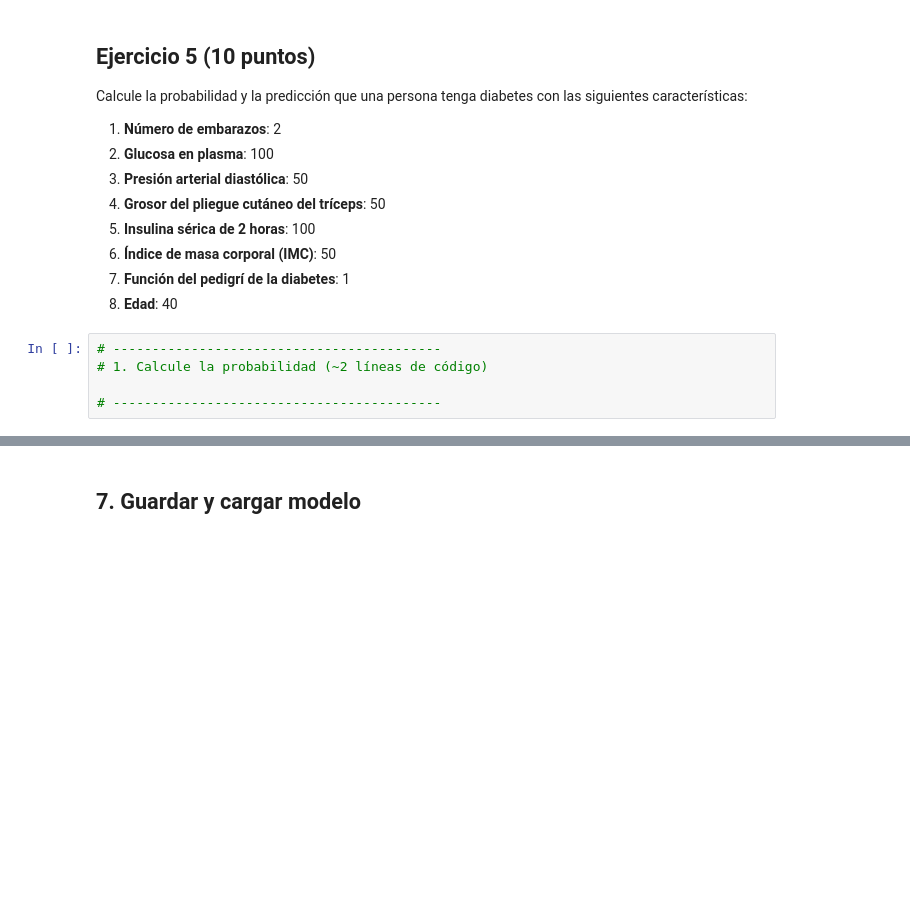
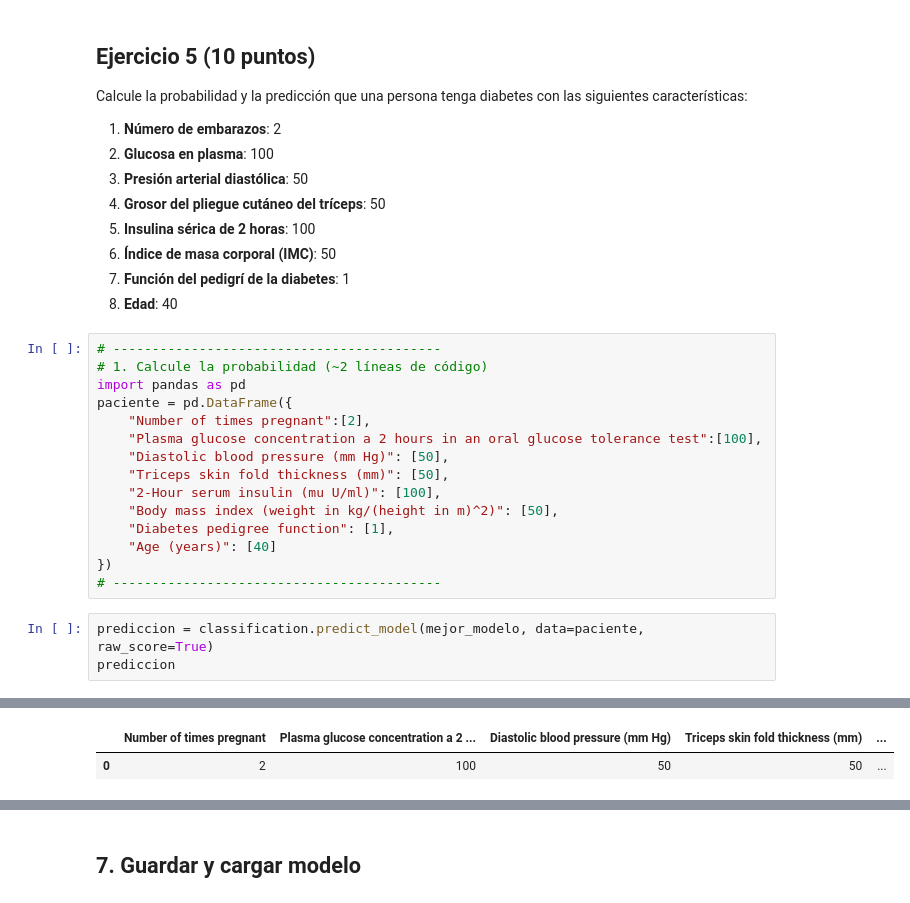
Before and after one commit to Christiancc44/machine-learning, a Jupyter notebook: notebooks/01-intro-pycaret.ipynb, the cells around one changed output, grey strips where cells are left out. Saved outputs shown, nothing was run; the diff lists cells and outputs as text; blank space fills up the shorter version.

```diff
--- a/notebooks/01-intro-pycaret.ipynb
+++ b/notebooks/01-intro-pycaret.ipynb
@@ -434,8 +430,22 @@ Calcule la probabilidad y la predicción que una persona tenga diabetes con las
 6. **Índice de masa corporal (IMC)**: 50
 7. **Función del pedigrí de la diabetes**: 1
 8. **Edad**: 40
-# %%
-# ------------------------------------------
-# 1. Calcule la probabilidad (~2 líneas de código)
-
-# ------------------------------------------
+# %%
+# ------------------------------------------
+# 1. Calcule la probabilidad (~2 líneas de código)
+import pandas as pd
+paciente = pd.DataFrame({
+    "Number of times pregnant":[2],
+    "Plasma glucose concentration a 2 hours in an oral glucose tolerance test":[100],
+    "Diastolic blood pressure (mm Hg)": [50],
+    "Triceps skin fold thickness (mm)": [50],
+    "2-Hour serum insulin (mu U/ml)": [100],
+    "Body mass index (weight in kg/(height in m)^2)": [50],
+    "Diabetes pedigree function": [1],
+    "Age (years)": [40]
+})
+# ------------------------------------------
+# %%
+prediccion = classification.predict_model(mejor_modelo, data=paciente, raw_score=True)
+prediccion
+# %% [output]
@@ -441,0 +453,2 @@ Calcule la probabilidad y la predicción que una persona tenga diabetes con las
+|  | Number of times pregnant | Plasma glucose concentration a 2 ... | Diastolic blood pressure (mm Hg) | Triceps skin fold thickness (mm) | ... |
+| 0 | 2 | 100 | 50 | 50 | ... |
```
Also changed, not shown: parts of 5 cells of this notebook.
